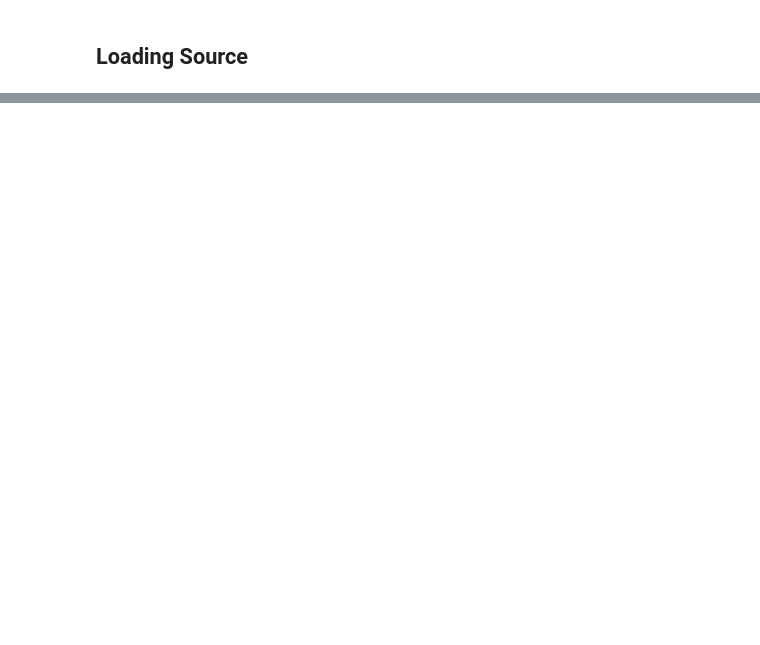
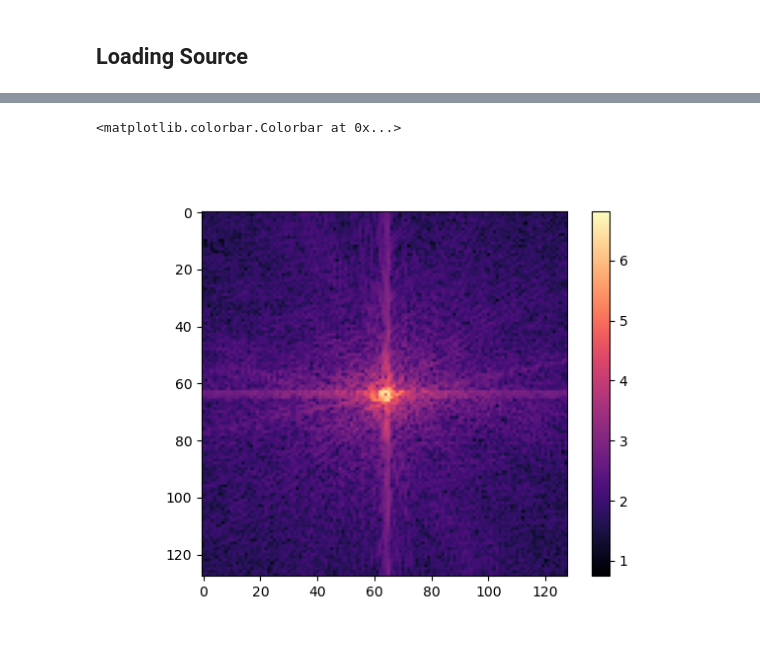
Before and after one commit to ahmed2903/pyxtools, a Jupyter notebook: example/FPM_simulation.ipynb, the cells around one changed output, grey strips where cells are left out. Saved outputs shown, nothing was run; the diff lists cells and outputs as text; code cells hidden in the pictures; blank space fills up the shorter version.

```diff
--- a/example/FPM_simulation.ipynb
+++ b/example/FPM_simulation.ipynb
@@ -93,3 +147,12 @@ fpm.generate_coherent_imgs( exp.det_psize, exp.recon_psize, exp.arraysize)
+# %%
+%matplotlib ipympl
+plt.figure()
+plt.imshow(np.abs(fpm.imSeqLowFT[4])**0.2, cmap = 'magma')
+plt.axis('on')
+plt.colorbar()
+# %% [output]
+<matplotlib.colorbar.Colorbar at 0x...>
+[figure, added]
 # %%
 %matplotlib ipympl
 idx = 115
```
Also changed, not shown: parts of 87 cells of this notebook, 31 other files.
